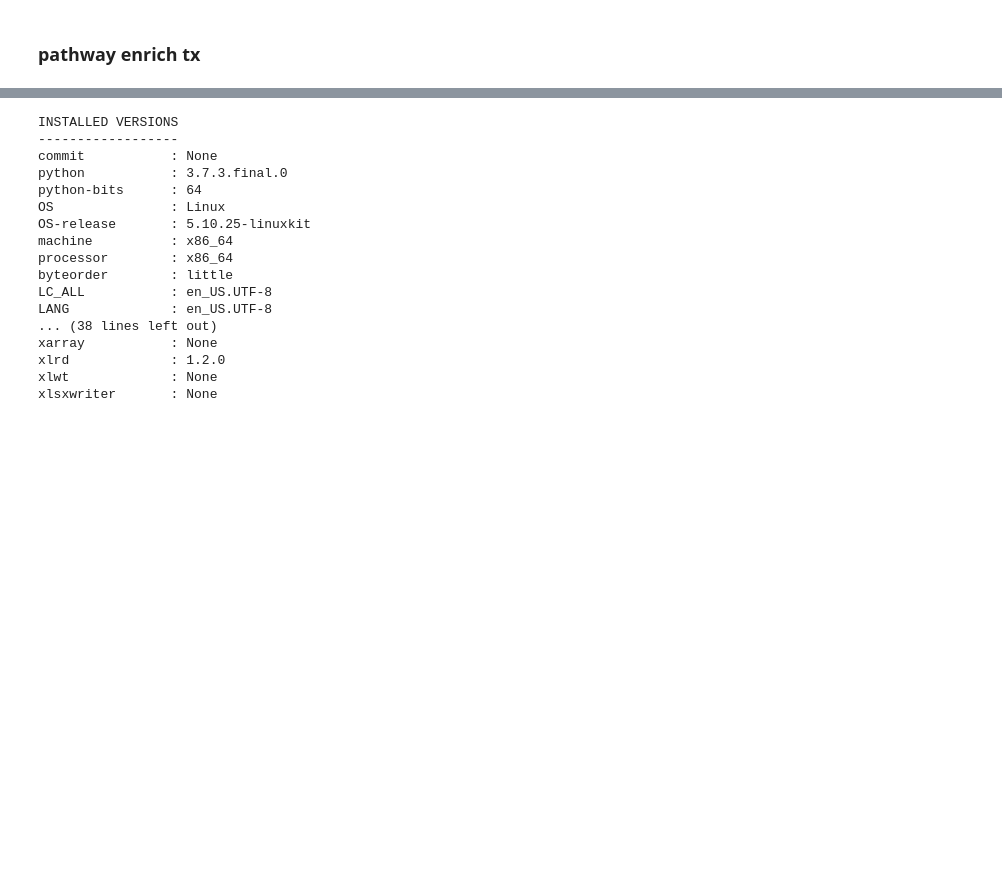
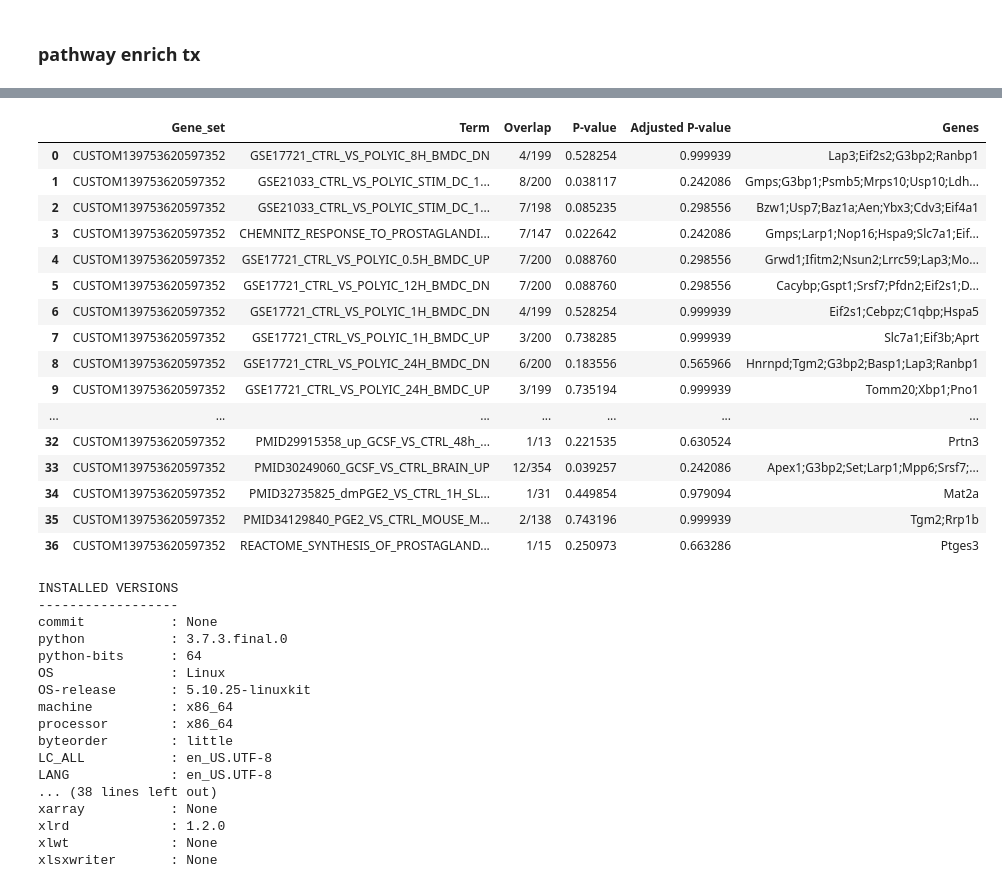
Before and after one commit to evafast/scrnaseq_paper, a Jupyter notebook: revisions/03b_overlap_cluster-tx_pwenrich_tx.ipynb, the cells around one changed output, grey strips where cells are left out. Cells and saved outputs as stored; diff of their text form; code cells hidden in the pictures; blank space fills up the shorter version.

```diff
--- a/revisions/03b_overlap_cluster-tx_pwenrich_tx.ipynb
+++ b/revisions/03b_overlap_cluster-tx_pwenrich_tx.ipynb
@@ -621,0 +624,16 @@ df_save.to_csv('/home/jovyan/work/Z_TRASH/write/MPP_treatment_enrichment.csv', i
+# %%
+# check GCSF separately in MPPs
+
+cl = 'GCSF'
+
+gene_list = df_st[(df_st['stimulant']==cl) & (df_st['max_coef'] > math.log2(1.2))]['primerid'].tolist()
+
+enr_res = gp.enrichr(gene_list=gene_list,
+                             organism='Mouse',
+                             gene_sets= pw_dic,
+                             background = total_n,
+                             description='pathway',
+                             cutoff = 0.01)
+
+enr_res.results
+# %% [output]
@@ -622,3 +641,20 @@ df_save.to_csv('/home/jovyan/work/Z_TRASH/write/MPP_treatment_enrichment.csv', i
+|  | Gene_set | Term | Overlap | P-value | Adjusted P-value | Genes |
+| 0 | CUSTOM139753620597352 | GSE17721_CTRL_VS_POLYIC_8H_BMDC_DN | 4/199 | 0.528254 | 0.999939 | Lap3;Eif2s2;G3bp2;Ranbp1 |
+| 1 | CUSTOM139753620597352 | GSE21033_CTRL_VS_POLYIC_STIM_DC_1... | 8/200 | 0.038117 | 0.242086 | Gmps;G3bp1;Psmb5;Mrps10;Usp10;Ldh... |
+| 2 | CUSTOM139753620597352 | GSE21033_CTRL_VS_POLYIC_STIM_DC_1... | 7/198 | 0.085235 | 0.298556 | Bzw1;Usp7;Baz1a;Aen;Ybx3;Cdv3;Eif4a1 |
+| 3 | CUSTOM139753620597352 | CHEMNITZ_RESPONSE_TO_PROSTAGLANDI... | 7/147 | 0.022642 | 0.242086 | Gmps;Larp1;Nop16;Hspa9;Slc7a1;Eif... |
+| 4 | CUSTOM139753620597352 | GSE17721_CTRL_VS_POLYIC_0.5H_BMDC_UP | 7/200 | 0.088760 | 0.298556 | Grwd1;Ifitm2;Nsun2;Lrrc59;Lap3;Mo... |
+| 5 | CUSTOM139753620597352 | GSE17721_CTRL_VS_POLYIC_12H_BMDC_DN | 7/200 | 0.088760 | 0.298556 | Cacybp;Gspt1;Srsf7;Pfdn2;Eif2s1;D... |
+| 6 | CUSTOM139753620597352 | GSE17721_CTRL_VS_POLYIC_1H_BMDC_DN | 4/199 | 0.528254 | 0.999939 | Eif2s1;Cebpz;C1qbp;Hspa5 |
+| 7 | CUSTOM139753620597352 | GSE17721_CTRL_VS_POLYIC_1H_BMDC_UP | 3/200 | 0.738285 | 0.999939 | Slc7a1;Eif3b;Aprt |
+| 8 | CUSTOM139753620597352 | GSE17721_CTRL_VS_POLYIC_24H_BMDC_DN | 6/200 | 0.183556 | 0.565966 | Hnrnpd;Tgm2;G3bp2;Basp1;Lap3;Ranbp1 |
+| 9 | CUSTOM139753620597352 | GSE17721_CTRL_VS_POLYIC_24H_BMDC_UP | 3/199 | 0.735194 | 0.999939 | Tomm20;Xbp1;Pno1 |
+| ... | ... | ... | ... | ... | ... | ... |
+| 32 | CUSTOM139753620597352 | PMID29915358_up_GCSF_VS_CTRL_48h_... | 1/13 | 0.221535 | 0.630524 | Prtn3 |
+| 33 | CUSTOM139753620597352 | PMID30249060_GCSF_VS_CTRL_BRAIN_UP | 12/354 | 0.039257 | 0.242086 | Apex1;G3bp2;Set;Larp1;Mpp6;Srsf7;... |
+| 34 | CUSTOM139753620597352 | PMID32735825_dmPGE2_VS_CTRL_1H_SL... | 1/31 | 0.449854 | 0.979094 | Mat2a |
+| 35 | CUSTOM139753620597352 | PMID34129840_PGE2_VS_CTRL_MOUSE_M... | 2/138 | 0.743196 | 0.999939 | Tgm2;Rrp1b |
+| 36 | CUSTOM139753620597352 | REACTOME_SYNTHESIS_OF_PROSTAGLAND... | 1/15 | 0.250973 | 0.663286 | Ptges3 |
 # %%
 pd.show_versions()
 # %% [output]
```
Also changed, not shown: parts of 5 cells of this notebook, 2 other files.
